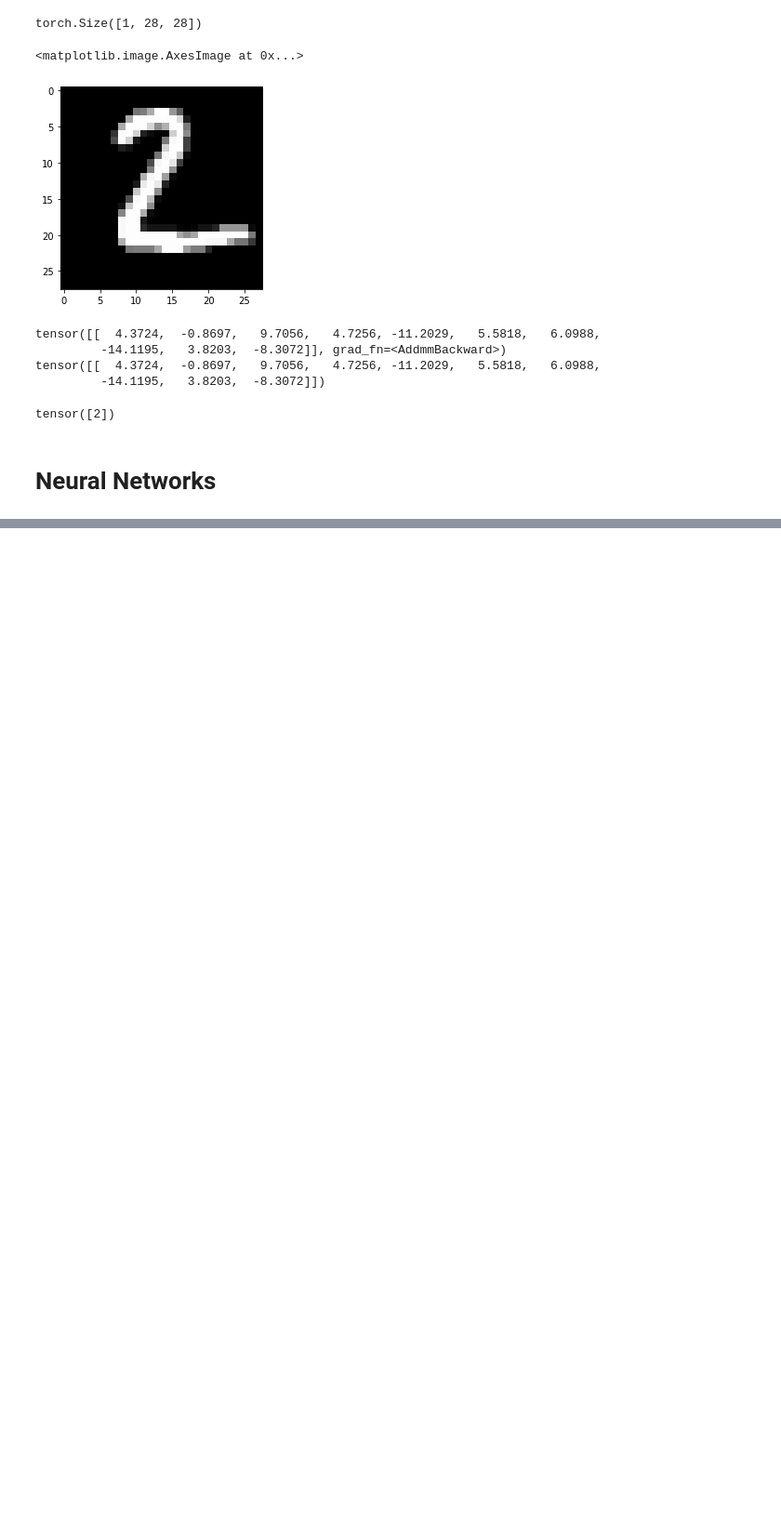
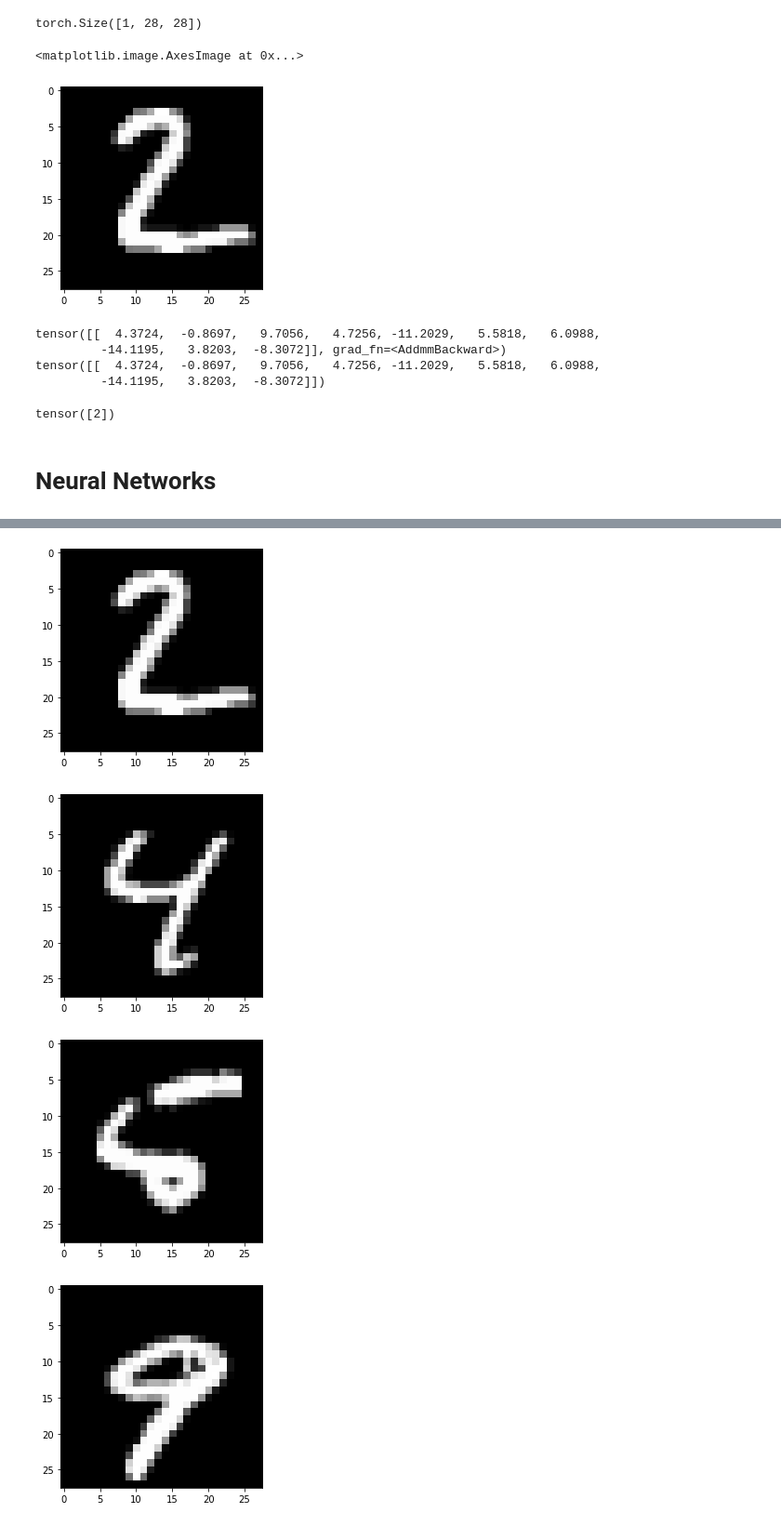
Before and after one commit to ramkumarr02/PyTorch-Basics, a Jupyter notebook: PyTorch_Basics.ipynb, the cells around one changed output, grey strips where cells are left out. Shown at 93% size. Drawn from its saved outputs; the diff is of its cells as text; code cells hidden in the pictures; blank space fills up the shorter version.

```diff
--- a/PyTorch_Basics.ipynb
+++ b/PyTorch_Basics.ipynb
@@ -1349,0 +1437,16 @@ tensor([2])
+# %%
+# Define a Neural Network class
+
+class Net(nn.Module):
+
+    # Constructor
+    def __init__(self, D_in, H, D_out):
+        super(Net, self).__init__()
+        self.linear1 = nn.Linear(D_in, H)
+        self.linear2 = nn.Linear(H, D_out)
+
+    # Prediction
+    def forward(self, x):
+        x = torch.sigmoid(self.linear1(x))
+        x = self.linear2(x)
+        return x
@@ -1349,0 +1496,4 @@ tensor([2])
+# %%
+# Create validating dataset
+
+validation_dataset = dsets.MNIST(root='./data', train=False, download=True, transform=transforms.ToTensor())
@@ -1349,0 +1543,17 @@ tensor([2])
+# %%
+# Plot the first five misclassified samples
+
+count = 0
+for x, y in validation_dataset:
+    z = model(x.reshape(-1, 28 * 28))
+    _,yhat = torch.max(z, 1)
+    if yhat != y:
+        show_data(x)
+        count += 1
+    if count >= 5:
+        break
+# %% [output]
+[figure, added]
+[figure, added]
+[figure, added]
+[figure, added]
```
Also changed, not shown: parts of 26 cells of this notebook.
